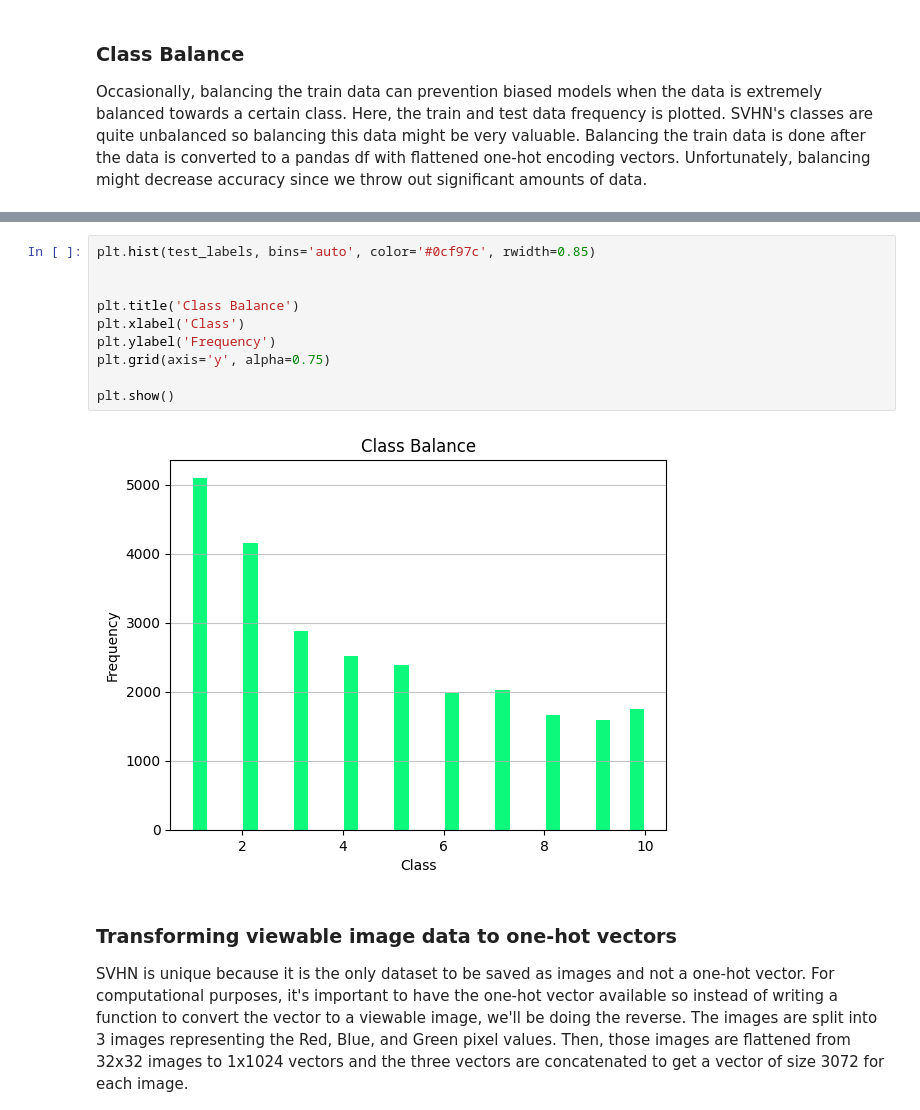
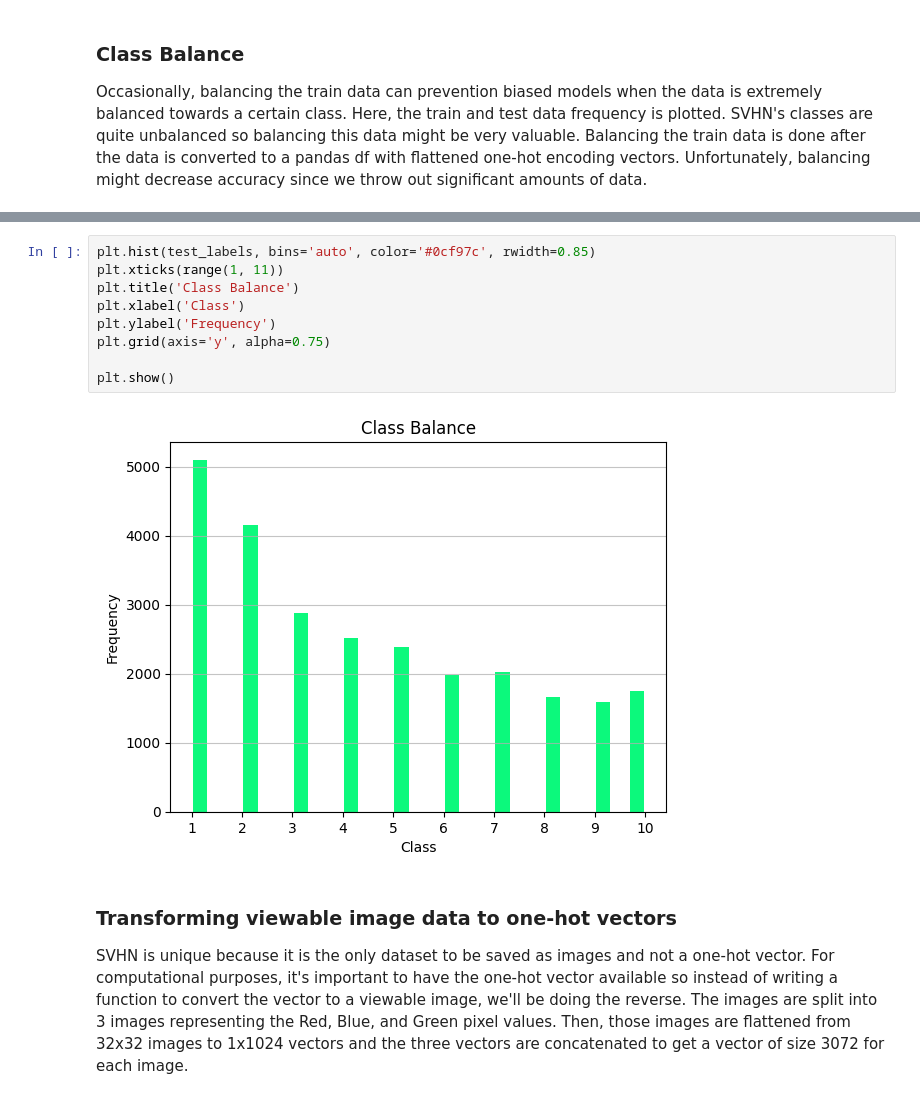
Before and after one commit to rishabhxpandey/cs490dsc, a Jupyter notebook: svhn_summary_statistics.ipynb, the cells around one changed output, grey strips where cells are left out. Cells and saved outputs as stored; diff of their text form.

```diff
--- a/svhn_summary_statistics.ipynb
+++ b/svhn_summary_statistics.ipynb
@@ -68,15 +67,14 @@ plt.show()
 # %%
 plt.hist(test_labels, bins='auto', color='#0cf97c', rwidth=0.85)
-
-
+plt.xticks(range(1, 11))
 plt.title('Class Balance')
 plt.xlabel('Class')
 plt.ylabel('Frequency')
 plt.grid(axis='y', alpha=0.75)
 
 plt.show()
 # %% [output]
-[figure, old version]
+[figure, new version]
 # %% [markdown]
 ### Transforming viewable image data to one-hot vectors
 SVHN is unique because it is the only dataset to be saved as images and not a one-hot vector. For computational purposes, it's important to have the one-hot vector available so instead of writing a function to convert the vector to a viewable image, we'll be doing the reverse. The images are split into 3 images representing the Red, Blue, and Green pixel values. Then, those images are flattened from 32x32 images to 1x1024 vectors and the three vectors are concatenated to get a vector of size 3072 for each image.
```
Also changed, not shown: parts of 3 cells of this notebook, 2 other files.
